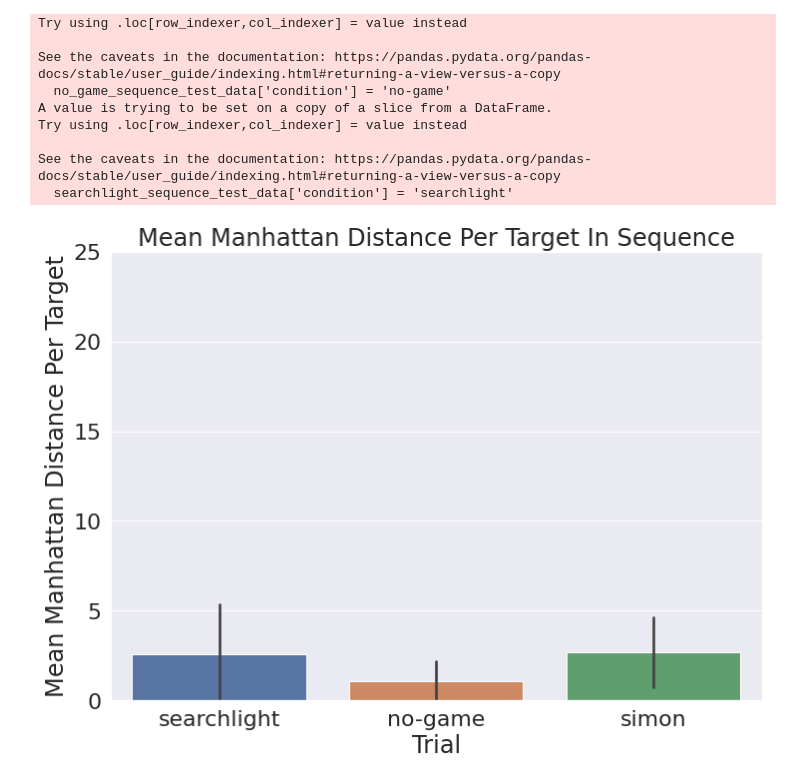
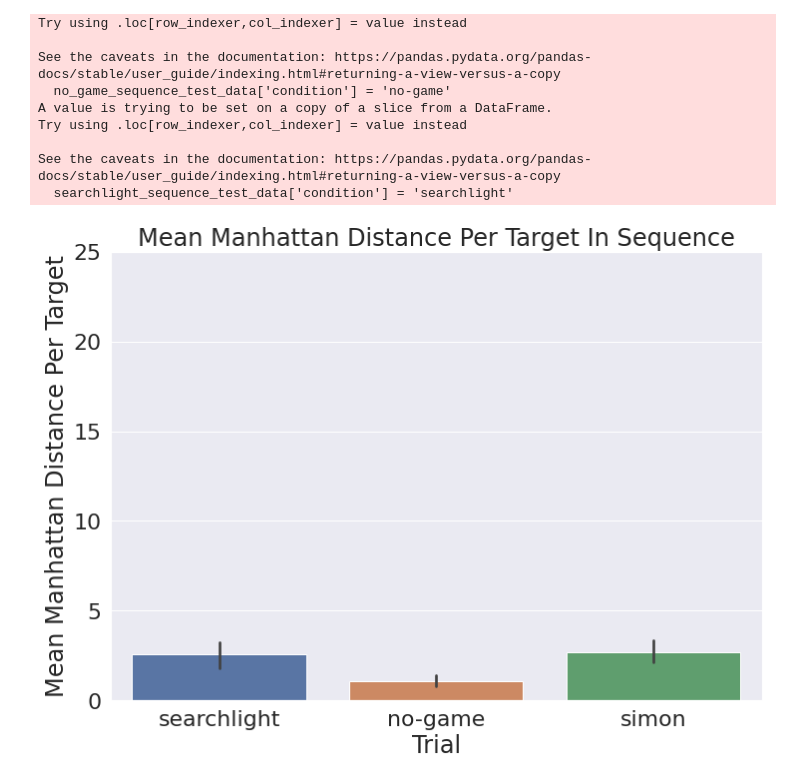
Before and after one commit to hermana/hci-experiment-analysis, a Jupyter notebook: game_mechanics_study/between_participants_pilot_analysis.ipynb, the cells around one changed output. Drawn from its saved outputs; the diff is of its cells as text; code cells hidden in the pictures.

```diff
--- a/game_mechanics_study/between_participants_pilot_analysis.ipynb
+++ b/game_mechanics_study/between_participants_pilot_analysis.ipynb
@@ -476,8 +476,8 @@ See the caveats in the documentation: https://pandas.pydata.org/pandas-docs/stab
   searchlight_sequence_test_data['condition'] = 'searchlight'
 # %%
 plt.figure()
-sns.barplot(data=sequence_test_data, x='condition', y=f'mean_manhattan_distance_per_target', ci='sd').set(title="Mean Manhattan Distance Per Target In Sequence", xlabel="Trial", ylabel="Mean Manhattan Distance Per Target")
+sns.barplot(data=sequence_test_data, x='condition', y=f'mean_manhattan_distance_per_target', ci=95).set(title="Mean Manhattan Distance Per Target In Sequence", xlabel="Trial", ylabel="Mean Manhattan Distance Per Target")
 plt.ylim(0,25)
 plt.savefig(f"./plots/{FOLDER_NAME}/test_data/sequence_test_mean_manhattan_distance_per_targets.png")
 # %% [output]
-[figure, old version]
+[figure, new version]
```
Also changed, not shown: parts of 7 cells of this notebook, 23 other files.
